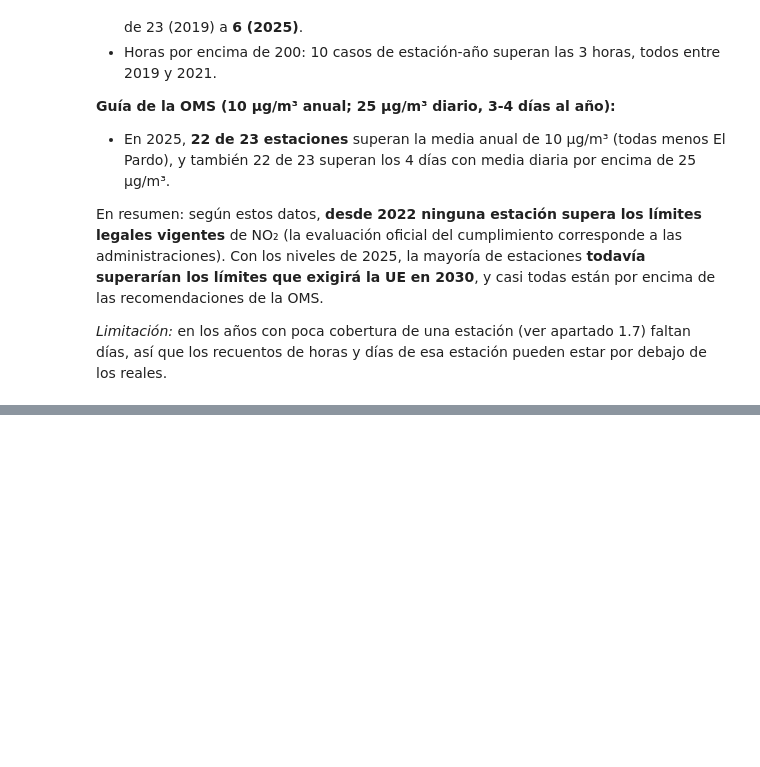
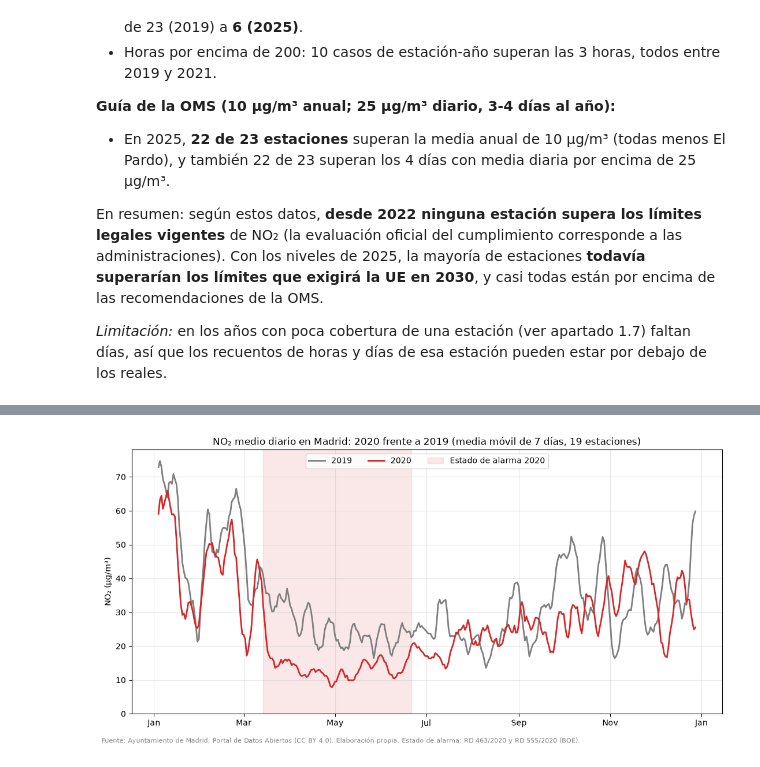
Before and after one commit to funki79/calidad-aire-madrid, a Jupyter notebook: notebooks/analisis.ipynb, the cells around one changed output, grey strips where cells are left out. Cells and saved outputs as stored; diff of their text form; code cells hidden in the pictures; blank space fills up the shorter version.

```diff
--- a/notebooks/analisis.ipynb
+++ b/notebooks/analisis.ipynb
@@ -805,0 +855,22 @@ los recuentos de horas y días de esa estación pueden estar por debajo de los r
+# %%
+# Media móvil de 7 días para suavizar el efecto de los fines de semana
+fig, ax = plt.subplots(figsize=(11, 5.5))
+
+for anio, color in [(2019, "tab:gray"), (2020, "tab:red")]:
+    serie = madrid_diaria[madrid_diaria.index.year == anio].rolling(7, center=True).mean()
+    # Se dibujan ambos años sobre el mismo eje (fechas de 2020) para compararlos día a día
+    fechas = serie.index.map(lambda d: d.replace(year=2020) if not (d.month == 2 and d.day == 29) else d)
+    ax.plot(fechas, serie.values, color=color, linewidth=2, label=str(anio))
+
+ax.axvspan(INICIO_ALARMA, FIN_ALARMA, color="tab:red", alpha=0.1, label="Estado de alarma 2020")
+ax.set_title("NO₂ medio diario en Madrid: 2020 frente a 2019 (media móvil de 7 días, 19 estaciones)")
+ax.set_ylabel("NO₂ (µg/m³)")
+ax.set_ylim(0, None)
+ax.xaxis.set_major_formatter(plt.matplotlib.dates.DateFormatter("%b"))
+ax.legend(loc="upper center", ncol=3)
+ax.grid(alpha=0.3)
+fig.text(0.01, 0.01, FUENTE + " Estado de alarma: RD 463/2020 y RD 555/2020 (BOE).", fontsize=8, color="grey")
+plt.tight_layout(rect=(0, 0.03, 1, 1))
+plt.show()
+# %% [output]
+[figure, added]
```
Also changed, not shown: parts of 3 cells of this notebook.
